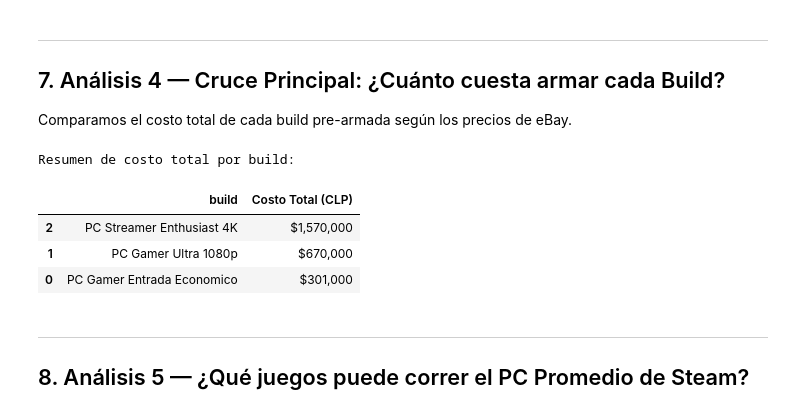
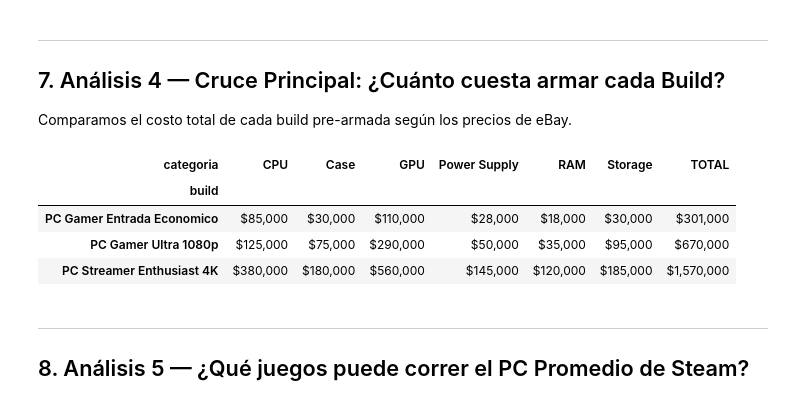
Before and after one commit to carlos31255/EV3_requerimientos_hw, a Jupyter notebook: eda/analisis.ipynb, the cells around one changed output. Cells and saved outputs as stored; diff of their text form; code cells hidden in the pictures.

```diff
--- a/eda/analisis.ipynb
+++ b/eda/analisis.ipynb
@@ -295,39 +295,39 @@ if not df_build_full.empty:
         fig_builds.add_annotation(
             x=row['build'],
             y=row['total'],
             text=f"<b>${row['total']:,.0f}</b>",
             showarrow=False,
             yanchor='bottom',
             yshift=6,
             font=dict(size=13, color='#333333')
         )
 
     fig_builds.update_layout(
         yaxis_tickprefix='$',
         yaxis_tickformat=',',
         legend_title_text='Categoría',
         height=500,
         uniformtext_minsize=0,
         uniformtext_mode=None
     )
     fig_builds.show()
 
     # Tabla resumen con desglose por categoría
     df_pivot = df_build_full.pivot_table(
         index='build', columns='categoria', values='precio_clp', aggfunc='sum', fill_value=0
     )
     df_pivot['TOTAL'] = df_pivot.sum(axis=1)
     df_pivot = df_pivot.sort_values('TOTAL')
     # Formatear como CLP
-    display(df_pivot.applymap(lambda x: f"${x:,.0f}"))
+    display(df_pivot.map(lambda x: f"${x:,.0f}"))
 else:
     print("Sin conexión a MySQL. No se puede calcular el costo total de builds.")
 # %% [output]
-Resumen de costo total por build:
-|  | build | Costo Total (CLP) |
-| 2 | PC Streamer Enthusiast 4K | $1,570,000 |
-| 1 | PC Gamer Ultra 1080p | $670,000 |
-| 0 | PC Gamer Entrada Economico | $301,000 |
+| categoria | CPU | Case | GPU | Power Supply | RAM | Storage | TOTAL |
+| build |  |  |  |  |  |  |  |
+| PC Gamer Entrada Economico | $85,000 | $30,000 | $110,000 | $28,000 | $18,000 | $30,000 | $301,000 |
+| PC Gamer Ultra 1080p | $125,000 | $75,000 | $290,000 | $50,000 | $35,000 | $95,000 | $670,000 |
+| PC Streamer Enthusiast 4K | $380,000 | $180,000 | $560,000 | $145,000 | $120,000 | $185,000 | $1,570,000 |
 # %% [markdown]
 ---
 ## 8. Análisis 5 — ¿Qué juegos puede correr el PC Promedio de Steam?
```
Also changed, not shown: parts of 2 cells of this notebook.
